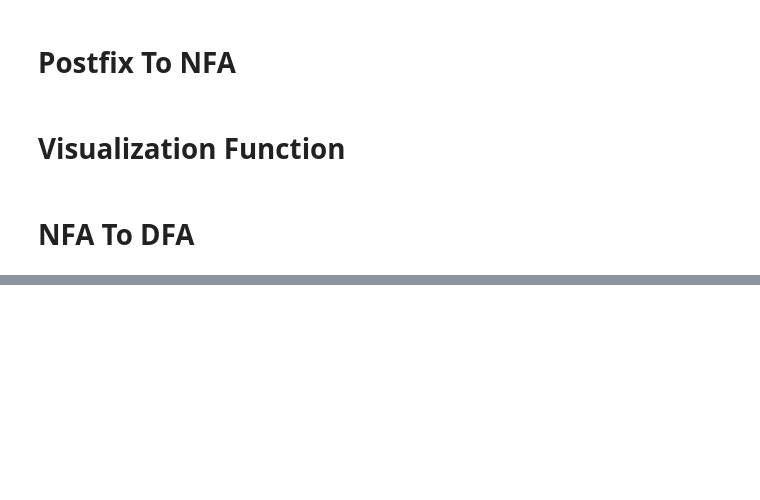
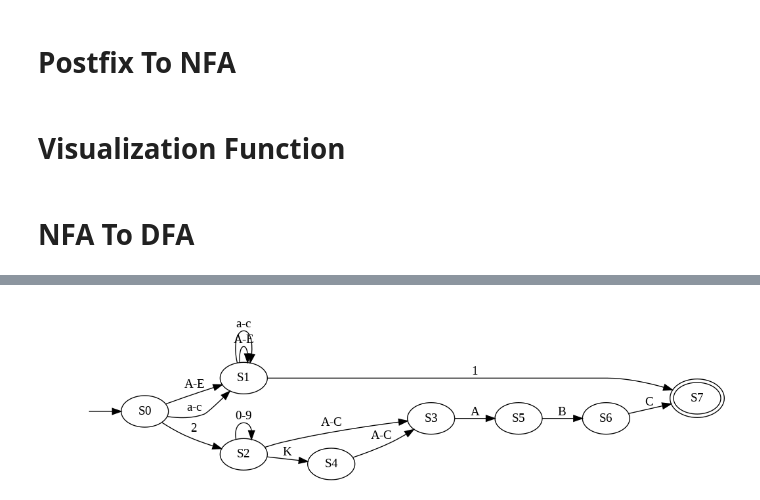
Before and after one commit to RawanMostafa08/Regex2MinDFA, a Jupyter notebook: integrated.ipynb, the cells around one changed output, grey strips where cells are left out. Saved outputs shown, nothing was run; the diff lists cells and outputs as text; code cells hidden in the pictures; blank space fills up the shorter version.

```diff
--- a/integrated.ipynb
+++ b/integrated.ipynb
@@ -125,0 +165,5 @@ Image(filename='minDFA.png')
+# %%
+visualize_transition_dict(neat,'minDFA')
+Image(filename='minDFA.png')
+# %% [output]
+[figure, added]
```
Also changed, not shown: parts of 6 cells of this notebook, 7 other files.
